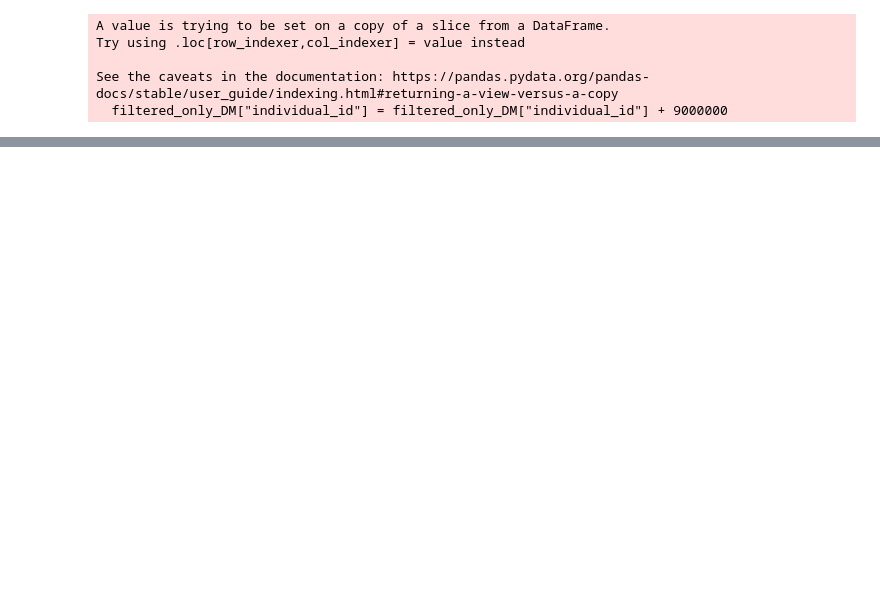
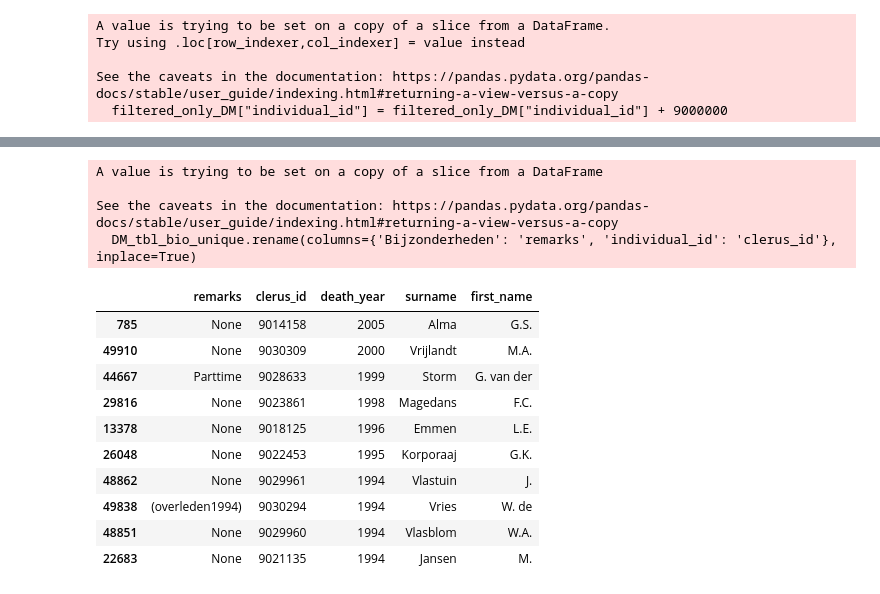
Before and after one commit to DigiDuRe/DigiDuRe, a Jupyter notebook: 1_Data_Harmonization/1_8_Integrate_DM_only_individuals.ipynb, the cells around one changed output, grey strips where cells are left out. Cells and saved outputs as stored; diff of their text form; code cells hidden in the pictures; blank space fills up the shorter version.

```diff
--- a/1_Data_Harmonization/1_8_Integrate_DM_only_individuals.ipynb
+++ b/1_Data_Harmonization/1_8_Integrate_DM_only_individuals.ipynb
@@ -199,0 +237,3 @@ update_access_table(temp_database_path, '12_clerus_role', df_joined)
+# %%
+DM_tbl_bio_unique[['surname', 'first_name']] = DM_tbl_bio_unique['predikant'].str.split(';', expand=True)
+DM_tbl_bio_unique.drop(columns=['predikant'], inplace=True)
@@ -199,0 +255,21 @@ update_access_table(temp_database_path, '12_clerus_role', df_joined)
+# %%
+DM_tbl_bio_unique.rename(columns={'Bijzonderheden': 'remarks', 'individual_id': 'clerus_id'}, inplace=True)
+# %% [output]
+A value is trying to be set on a copy of a slice from a DataFrame
+
+See the caveats in the documentation: https://pandas.pydata.org/pandas-docs/stable/user_guide/indexing.html#returning-a-view-versus-a-copy
+  DM_tbl_bio_unique.rename(columns={'Bijzonderheden': 'remarks', 'individual_id': 'clerus_id'}, inplace=True)
+# %%
+DM_tbl_bio_unique.head(10)
+# %% [output]
+|  | remarks | clerus_id | death_year | surname | first_name |
+| 785 | None | 9014158 | 2005 | Alma | G.S. |
+| 49910 | None | 9030309 | 2000 | Vrijlandt | M.A. |
+| 44667 | Parttime | 9028633 | 1999 | Storm | G. van der |
+| 29816 | None | 9023861 | 1998 | Magedans | F.C. |
+| 13378 | None | 9018125 | 1996 | Emmen | L.E. |
+| 26048 | None | 9022453 | 1995 | Korporaaj | G.K. |
+| 48862 | None | 9029961 | 1994 | Vlastuin | J. |
+| 49838 | (overleden1994) | 9030294 | 1994 | Vries | W. de |
+| 48851 | None | 9029960 | 1994 | Vlasblom | W.A. |
+| 22683 | None | 9021135 | 1994 | Jansen | M. |
```
Also changed, not shown: parts of 22 cells of this notebook, 1 other file.
